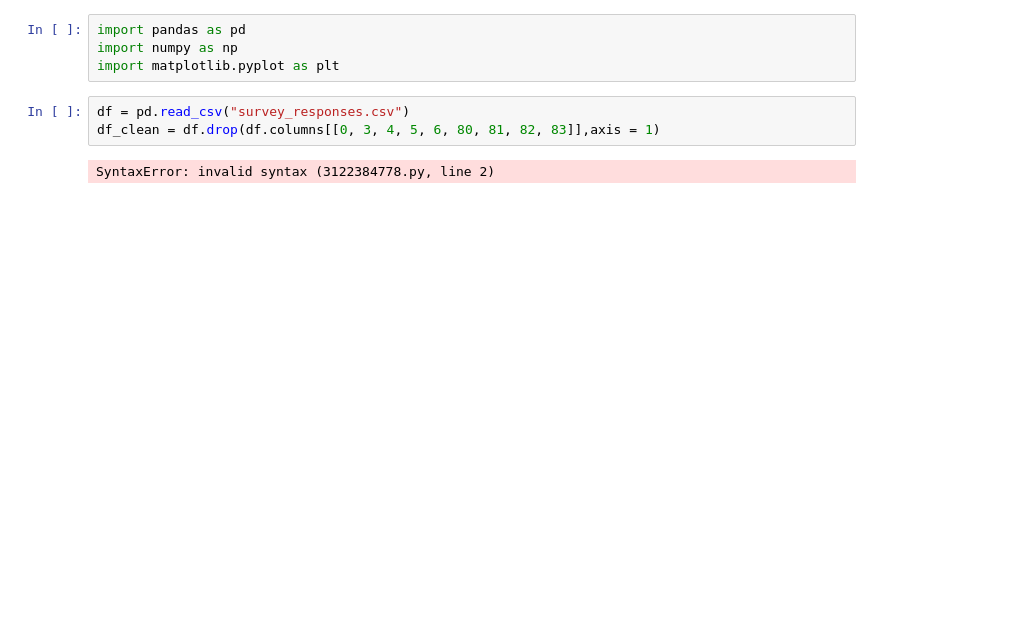
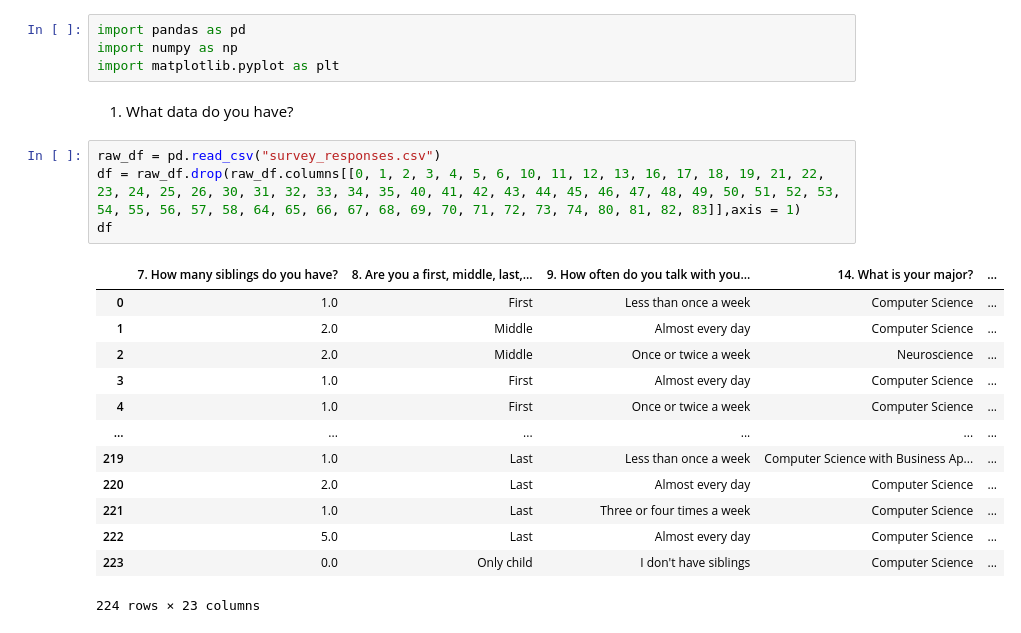
Before and after one commit to cho102/cs105_project, a Jupyter notebook: Mini-Project.ipynb, the cells around one changed output. Cells and saved outputs as stored; diff of their text form; blank space fills up the shorter version.

```diff
--- a/Mini-Project.ipynb
+++ b/Mini-Project.ipynb
@@ -2,9 +2,24 @@
 import pandas as pd
 import numpy as np
 import matplotlib.pyplot as plt
+# %% [markdown]
+1. What data do you have?
 # %%
-df = pd.read_csv("survey_responses.csv")
-df_clean = df.drop(df.columns[[0, 3, 4, 5, 6, 80, 81, 82, 83]],axis = 1)
+raw_df = pd.read_csv("survey_responses.csv")
+df = raw_df.drop(raw_df.columns[[0, 1, 2, 3, 4, 5, 6, 10, 11, 12, 13, 16, 17, 18, 19, 21, 22, 23, 24, 25, 26, 30, 31, 32, 33, 34, 35, 40, 41, 42, 43, 44, 45, 46, 47, 48, 49, 50, 51, 52, 53, 54, 55, 56, 57, 58, 64, 65, 66, 67, 68, 69, 70, 71, 72, 73, 74, 80, 81, 82, 83]],axis = 1)
+df
 # %% [output]
+|  | 7. How many siblings do you have? | 8. Are you a first, middle, last,... | 9. How often do you talk with you... | 14. What is your major? | ... |
+| 0 | 1.0 | First | Less than once a week | Computer Science | ... |
+| 1 | 2.0 | Middle | Almost every day | Computer Science | ... |
+| 2 | 2.0 | Middle | Once or twice a week | Neuroscience | ... |
+| 3 | 1.0 | First | Almost every day | Computer Science | ... |
+| 4 | 1.0 | First | Once or twice a week | Computer Science | ... |
+| ... | ... | ... | ... | ... | ... |
+| 219 | 1.0 | Last | Less than once a week | Computer Science with Business Ap... | ... |
+| 220 | 2.0 | Last | Almost every day | Computer Science | ... |
+| 221 | 1.0 | Last | Three or four times a week | Computer Science | ... |
+| 222 | 5.0 | Last | Almost every day | Computer Science | ... |
+| 223 | 0.0 | Only child | I don't have siblings | Computer Science | ... |
-SyntaxError: invalid syntax (3122384778.py, line 2)
+224 rows × 23 columns
 # %%
```
Also changed, not shown: parts of 1 cell of this notebook.
